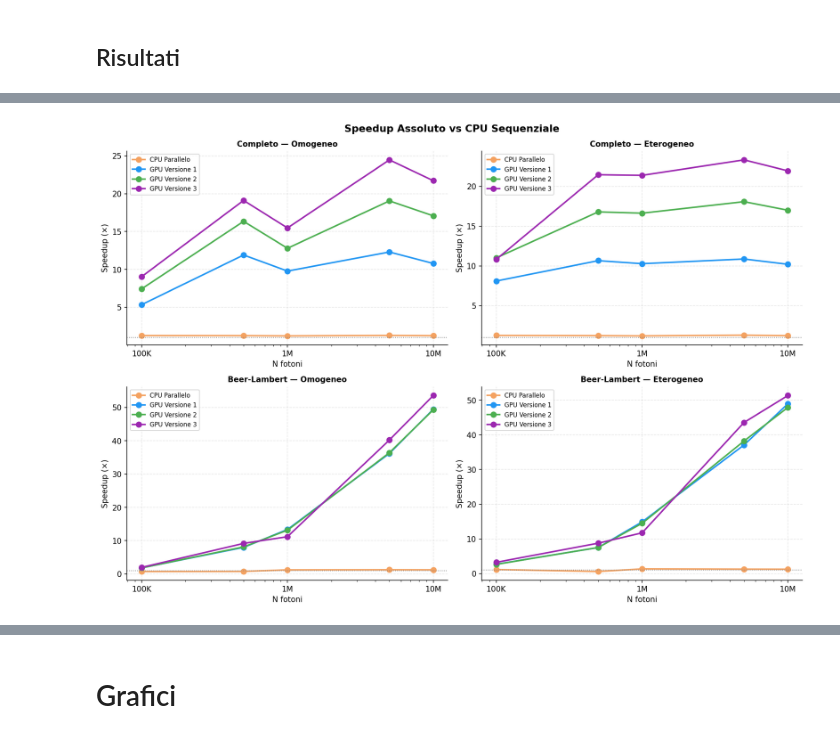
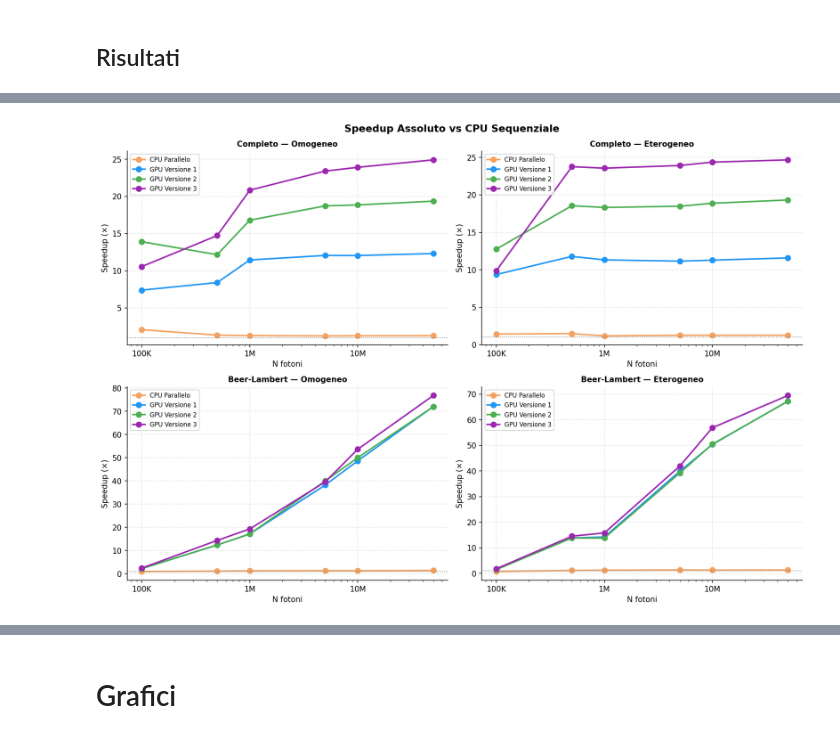
Before and after one commit to AngeP02/MonteCarloPerRadioterapia, a Jupyter notebook: Progetto_HPC.ipynb, the cells around one changed output, grey strips where cells are left out. Cells and saved outputs as stored; diff of their text form; code cells hidden in the pictures.

```diff
--- a/Progetto_HPC.ipynb
+++ b/Progetto_HPC.ipynb
@@ -3,3 +79,24 @@
+# %%
+import os
+import subprocess
+
+cartelle = ["CPU_Parallelo", "CPU_Sequenziale", "GPU_V1", "GPU_V2", "GPU_V3", "Moduli_CPU", "Moduli_GPU", "Risultati", "logs"]
+
+for c in cartelle:
+    if os.path.exists(c):
+        src = f"{c}/."
+        dst = f"repo_remoto/{c}/"
+        os.makedirs(dst, exist_ok=True)
+        subprocess.run(f"cp -ru {src} {dst}", shell=True)
+        print(f" Sincronizzata cartella: {c}")
+%cd repo_remoto
+
+!git add .
+!git commit -m "Aggiornamento automatico simulazione (file modificati e nuovi output)"
+!git push origin main
+
+%cd ..
+print("\n Tutto aggiornato su GitHub in totale sicurezza!")
 # %% [markdown]
 # Setup ambiente di sviluppo
 # %% [markdown]
@@ -57,12 +154,6 @@ numero_fotoni = 5000000
 numero_fotoni = 10000000
 # %%
 numero_fotoni = 50000000
-# %%
-numero_fotoni = 70000000
-# %%
-numero_fotoni = 80000000
-# %%
-numero_fotoni = 100000000
 # %% [markdown]
 # Codice CPU
 # %% [markdown]
@@ -6641,35 +6732,35 @@ salva_figura(fig, "01_tempo_esecuzione")
 # %%
 fig, assi = plt.subplots(2, 2, figsize=(13, 9))
 fig.suptitle("Speedup Assoluto vs CPU Sequenziale", fontsize=13, fontweight="bold")
 
 for ax, mod in zip(assi.flat, modalita_presenti):
     dati_mod = df_speedup[df_speedup["modalita"] == mod]
     for versione in [v for v in ORDINE_VERSIONI if v != "CPU_SEQ"]:
         dati_versione = dati_mod[dati_mod["versione"] == versione].sort_values("n_fotoni")
         if dati_versione.empty:
             continue
         stile = STILE_VERSIONE[versione]
         ax.semilogx(
             dati_versione["n_fotoni"],
-            dati_versione["speedup_assoluto"],
+            dati_versione["speedup_vs_seq"],
             color=stile["color"],
             marker=stile["marker"],
             linestyle=stile["ls"],
             label=stile["label"],
             linewidth=2,
             markersize=7,
         )
     ax.axhline(1, color="gray", ls=":", lw=1)
     ax.set_title(ETICHETTE_MODALITA[mod], fontsize=10, fontweight="bold")
     ax.set_xlabel("N fotoni")
     ax.set_ylabel("Speedup (×)")
     formatta_asse_fotoni(ax)
     ax.legend(fontsize=8)
 
 plt.tight_layout()
 salva_figura(fig, "02_speedup_assoluto")
 # %% [output]
-[figure, old version]
+[figure, new version]
 # %%
 fig, assi = plt.subplots(2, 2, figsize=(13, 9))
 fig.suptitle("Speedup Relativo Incrementale GPU", fontsize=13, fontweight="bold")
```
Also changed, not shown: parts of 39 cells of this notebook.
